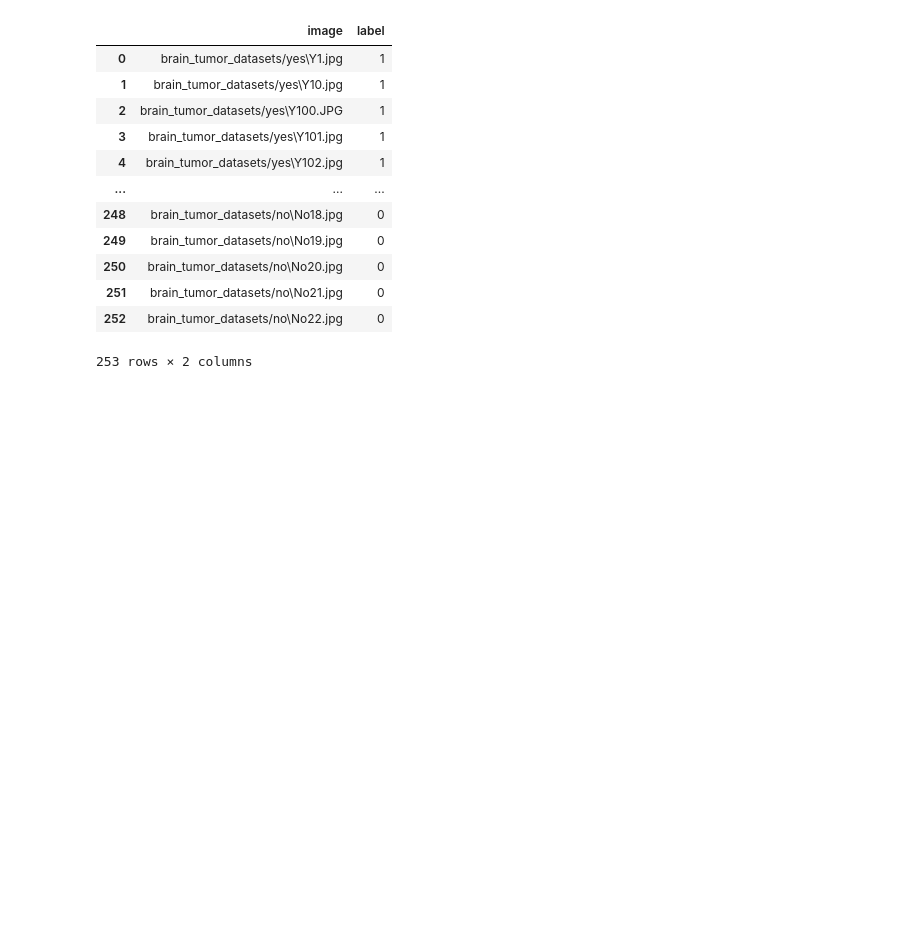
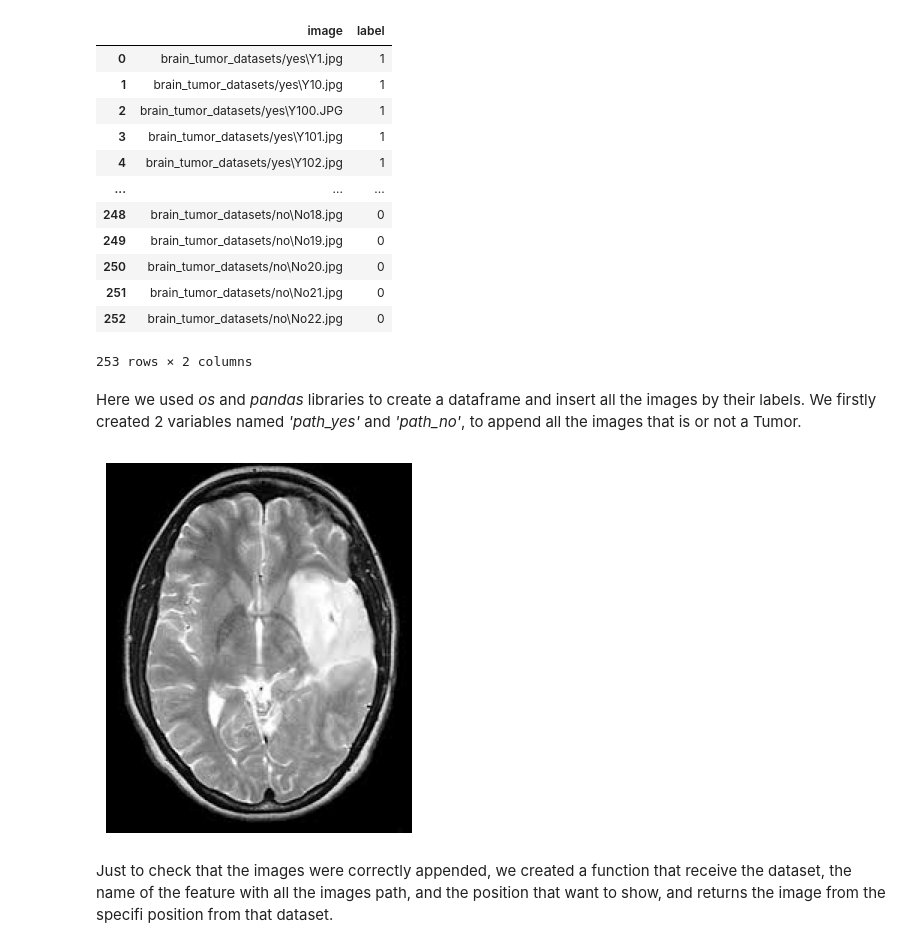
Before and after one commit to LCDA-UCP/dl_with_pytorch, a Jupyter notebook: Brain Tumor Detection/Brain_Tumor_Detection_code/brainTumorDetection.ipynb, the cells around one changed output. Saved outputs shown, nothing was run; the diff lists cells and outputs as text; code cells hidden in the pictures; blank space fills up the shorter version.

Commit message:
creating a pandas datframe to save the images and their labels. And ploting a specific image.

```diff
--- a/Brain Tumor Detection/Brain_Tumor_Detection_code/brainTumorDetection.ipynb
+++ b/Brain Tumor Detection/Brain_Tumor_Detection_code/brainTumorDetection.ipynb
@@ -41,3 +39,23 @@ df
 | 251 | brain_tumor_datasets/no\No21.jpg | 0 |
 | 252 | brain_tumor_datasets/no\No22.jpg | 0 |
 253 rows × 2 columns
+# %% [markdown]
+Here we used *os* and *pandas* libraries to create a dataframe and insert all the images by their labels. We firstly created 2 variables named *'path_yes'* and *'path_no'*, to append all the images that is or not a Tumor.
+# %%
+# show the first image just to be sure ist everything alright
+from matplotlib import pyplot as plt
+from PIL import Image
+
+def get_image_by_pos(df, image_feature, pos):
+    img_path = df[image_feature][pos]
+
+    img = Image.open(img_path)
+    plt.imshow(img, cmap='gray')
+    plt.axis('off')
+    plt.show()
+
+get_image_by_pos(df, 'image', pos=65)
+# %% [output]
+[figure, added]
+# %% [markdown]
+Just to check that the images were correctly appended, we created a function that receive the dataset, the name of the feature with all the images path, and the position that want to show, and returns the image from the specifi position from that dataset.
```
Also changed, not shown: parts of 1 cell of this notebook.
